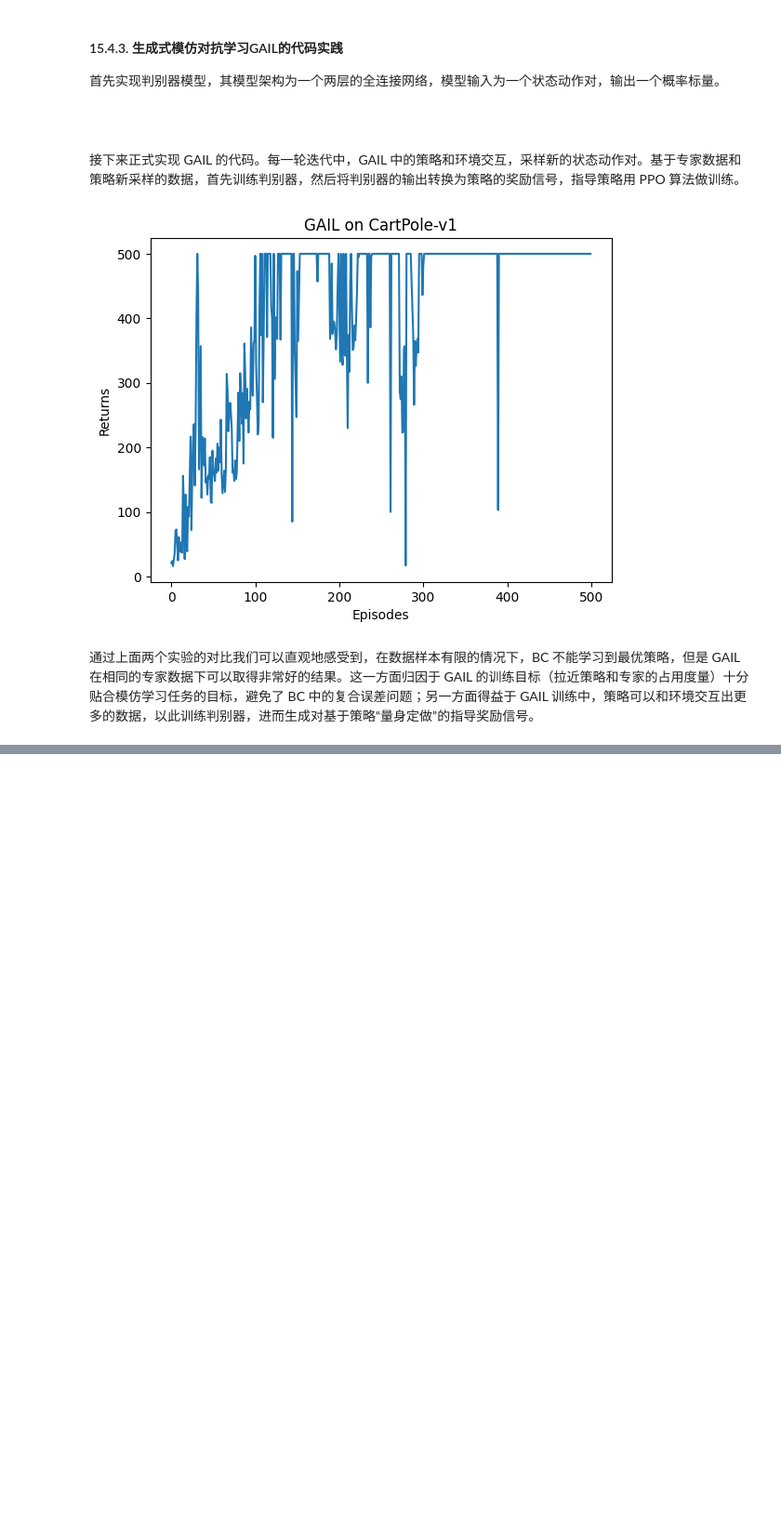
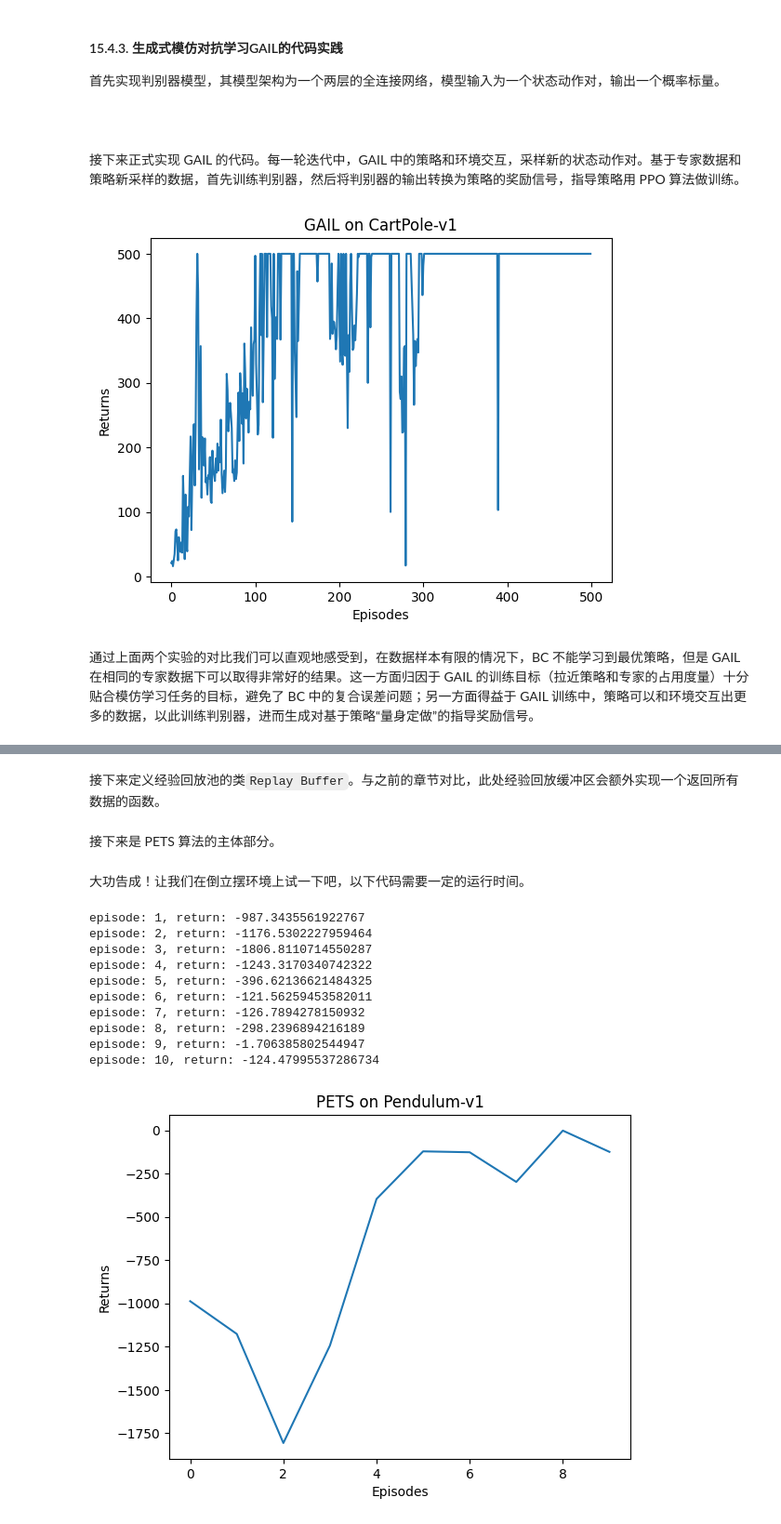
Before and after one commit to lanceyliao/Hands-on-RL, a Jupyter notebook: 合集.ipynb, the cells around one changed output, grey strips where cells are left out. Shown at 93% size. Drawn from its saved outputs; the diff is of its cells as text; code cells hidden in the pictures; blank space fills up the shorter version.

```diff
--- a/合集.ipynb
+++ b/合集.ipynb
@@ -3244,8 +3243,6 @@ lmbda = 0.9
 critic_lr = 1e-2
 kl_constraint = 0.00005
 alpha = 0.5
-device = torch.device("cuda") if torch.cuda.is_available() else torch.device(
-    "cpu")
 
 env_name = 'Pendulum-v1'
 env = gym.make(env_name, render_mode="rgb_array")
@@ -4531,7 +4523,8 @@ class GAIL:
         ## D判别器给出模仿者（状态，动作）对的概率，目标是靠拢 1
         agent_is_learner = self.discriminator(agent_S, agent_A)
         ## 见15.3. 生成式对抗模仿学习。D判别器的目标是，专家的靠拢 0，模仿者靠拢 1
-        discriminator_loss = nn.BCELoss()(agent_is_learner, torch.ones_like(agent_is_learner)) + nn.BCELoss()(expert_is_learner, torch.zeros_like(expert_is_learner))
+        discriminator_loss = nn.BCELoss()(agent_is_learner, torch.ones_like(agent_is_learner)) + nn.BCELoss()(
+            expert_is_learner, torch.zeros_like(expert_is_learner))
         # 比函数F.mse_loss(b_q, b_rq_)多一组()是因为，需要先创建一个BCELoss类（二元交叉熵, Binary Cross-Entropy）的实例
         self.discriminator_optimizer.zero_grad()  ## 梯度置0
         discriminator_loss.backward()  ## 反向传播梯度
@@ -4608,0 +4996,15 @@ plt.show()
+# %% [markdown]
+接下来定义经验回放池的类`Replay Buffer`。与之前的章节对比，此处经验回放缓冲区会额外实现一个返回所有数据的函数。
+# %%
+from rl_utils import ReplayBuffer
+
+
+## 保存历史数据，也就是回放池，用来train模型的
+class ReplayBuffer(ReplayBuffer):
+    def return_all_samples(self):
+        ## 返回保存的所有历史数据，并转置，每列都是不同的
+        all_transitions = list(self.buffer)
+        s, a, r, s_, done = zip(*all_transitions)
+        return np.array(s), a, r, np.array(s_), done
+# %% [markdown]
+接下来是 PETS 算法的主体部分。
@@ -4608,0 +5121,44 @@ plt.show()
+# %% [markdown]
+大功告成！让我们在倒立摆环境上试一下吧，以下代码需要一定的运行时间。
+# %%
+buffer_size = 100000
+n_sequence = 50
+elite_ratio = 0.2
+plan_horizon = 25
+num_episodes = 10
+env_name = 'Pendulum-v1'
+env = gym.make(env_name, render_mode="rgb_array")
+
+replay_buffer = ReplayBuffer(buffer_size)
+pets = PETS(env, replay_buffer, n_sequence, elite_ratio, plan_horizon, num_episodes)
+return_list = pets.train()
+
+episodes_list = list(range(len(return_list)))
+plt.plot(episodes_list, return_list)
+plt.xlabel('Episodes')
+plt.ylabel('Returns')
+plt.title(f'{pets.__class__.__name__} on {env_name}')
+plt.show()
+
+# episode: 1, return: -1062
+# episode: 2, return: -1257
+# episode: 3, return: -1792
+# episode: 4, return: -1225
+# episode: 5, return: -248
+# episode: 6, return: -124
+# episode: 7, return: -249
+# episode: 8, return: -269
+# episode: 9, return: -245
+# episode: 10, return: -119
+# %% [output]
+episode: 1, return: -987.3435561922767
+episode: 2, return: -1176.5302227959464
+episode: 3, return: -1806.8110714550287
+episode: 4, return: -1243.3170340742322
+episode: 5, return: -396.62136621484325
+episode: 6, return: -121.56259453582011
+episode: 7, return: -126.7894278150932
+episode: 8, return: -298.2396894216189
+episode: 9, return: -1.706385802544947
+episode: 10, return: -124.47995537286734
+[figure, added]
```
Also changed, not shown: parts of 32 cells of this notebook, 4 other files.
